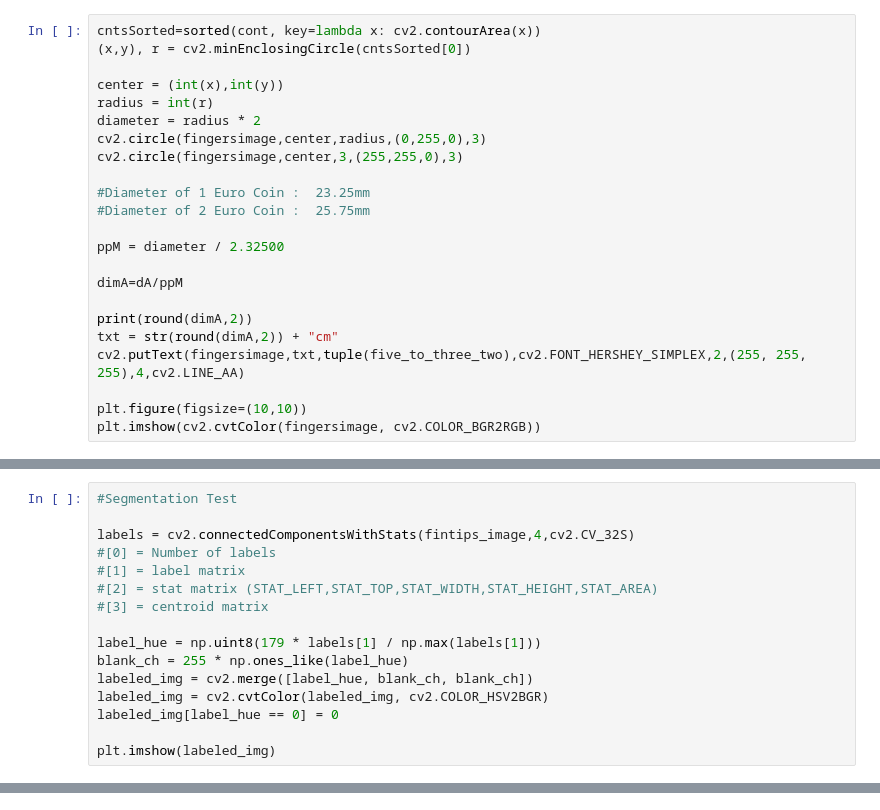
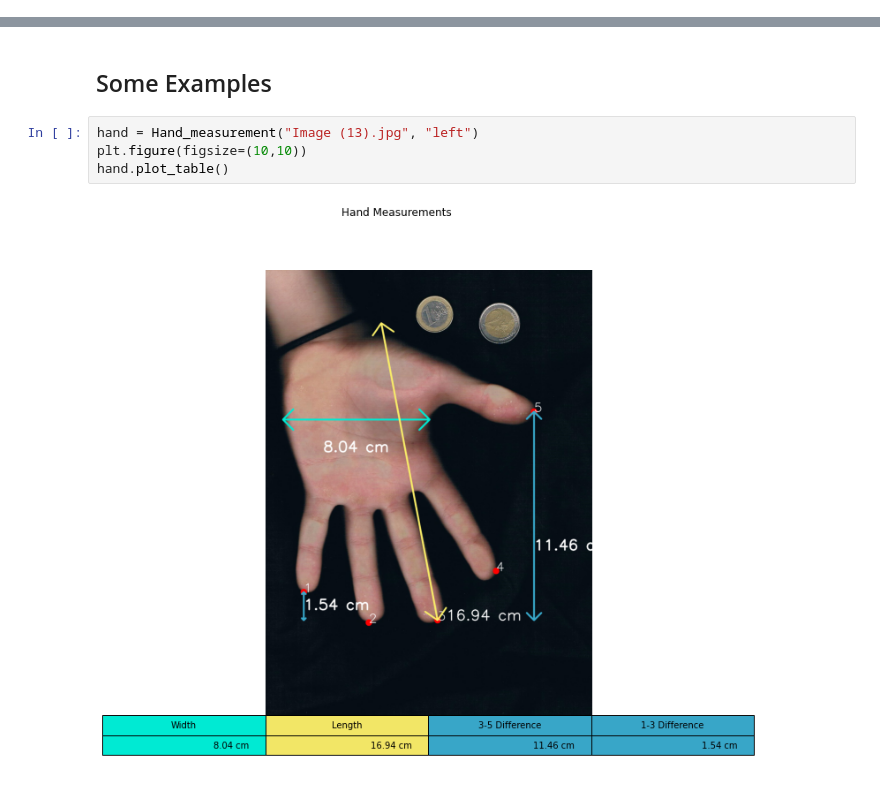
Before and after one commit to GunesSayin1/HandSize-Measurement, a Jupyter notebook: CVIP_Main_Assignment.ipynb, the cells around one changed output, grey strips where cells are left out. Cells and saved outputs as stored; diff of their text form.

Commit message:
Version with hand measurements

```diff
--- a/CVIP_Main_Assignment.ipynb
+++ b/CVIP_Main_Assignment.ipynb
@@ -150,23 +0,0 @@ dA = dist.euclidean((five_to_three_two), (five_to_three_one))
-# %%
-cntsSorted=sorted(cont, key=lambda x: cv2.contourArea(x))
-(x,y), r = cv2.minEnclosingCircle(cntsSorted[0])
-
-center = (int(x),int(y))
-radius = int(r)
-diameter = radius * 2
-cv2.circle(fingersimage,center,radius,(0,255,0),3)
-cv2.circle(fingersimage,center,3,(255,255,0),3)
-
-#Diameter of 1 Euro Coin :  23.25mm
-#Diameter of 2 Euro Coin :  25.75mm
-
-ppM = diameter / 2.32500
-
-dimA=dA/ppM
-
-print(round(dimA,2))
-txt = str(round(dimA,2)) + "cm"
-cv2.putText(fingersimage,txt,tuple(five_to_three_two),cv2.FONT_HERSHEY_SIMPLEX,2,(255, 255, 255),4,cv2.LINE_AA)
-
-plt.figure(figsize=(10,10))
-plt.imshow(cv2.cvtColor(fingersimage, cv2.COLOR_BGR2RGB))
@@ -177,16 +0,0 @@ plt.imshow(cv2.cvtColor(fingersimage, cv2.COLOR_BGR2RGB))
-# %%
-#Segmentation Test
-
-labels = cv2.connectedComponentsWithStats(fintips_image,4,cv2.CV_32S)
-#[0] = Number of labels
-#[1] = label matrix
-#[2] = stat matrix (STAT_LEFT,STAT_TOP,STAT_WIDTH,STAT_HEIGHT,STAT_AREA)
-#[3] = centroid matrix
-
-label_hue = np.uint8(179 * labels[1] / np.max(labels[1]))
-blank_ch = 255 * np.ones_like(label_hue)
-labeled_img = cv2.merge([label_hue, blank_ch, blank_ch])
-labeled_img = cv2.cvtColor(labeled_img, cv2.COLOR_HSV2BGR)
-labeled_img[label_hue == 0] = 0
-
-plt.imshow(labeled_img)
@@ -206,0 +421,8 @@ https://stackoverflow.com/questions/35854197/how-to-use-opencvs-connected-compon
+# %% [markdown]
+## Some Examples
+# %%
+hand = Hand_measurement("Image (13).jpg", "left")
+plt.figure(figsize=(10,10))
+hand.plot_table()
+# %% [output]
+[figure, added]
```
Also changed, not shown: parts of 19 cells of this notebook, 10 other files.
